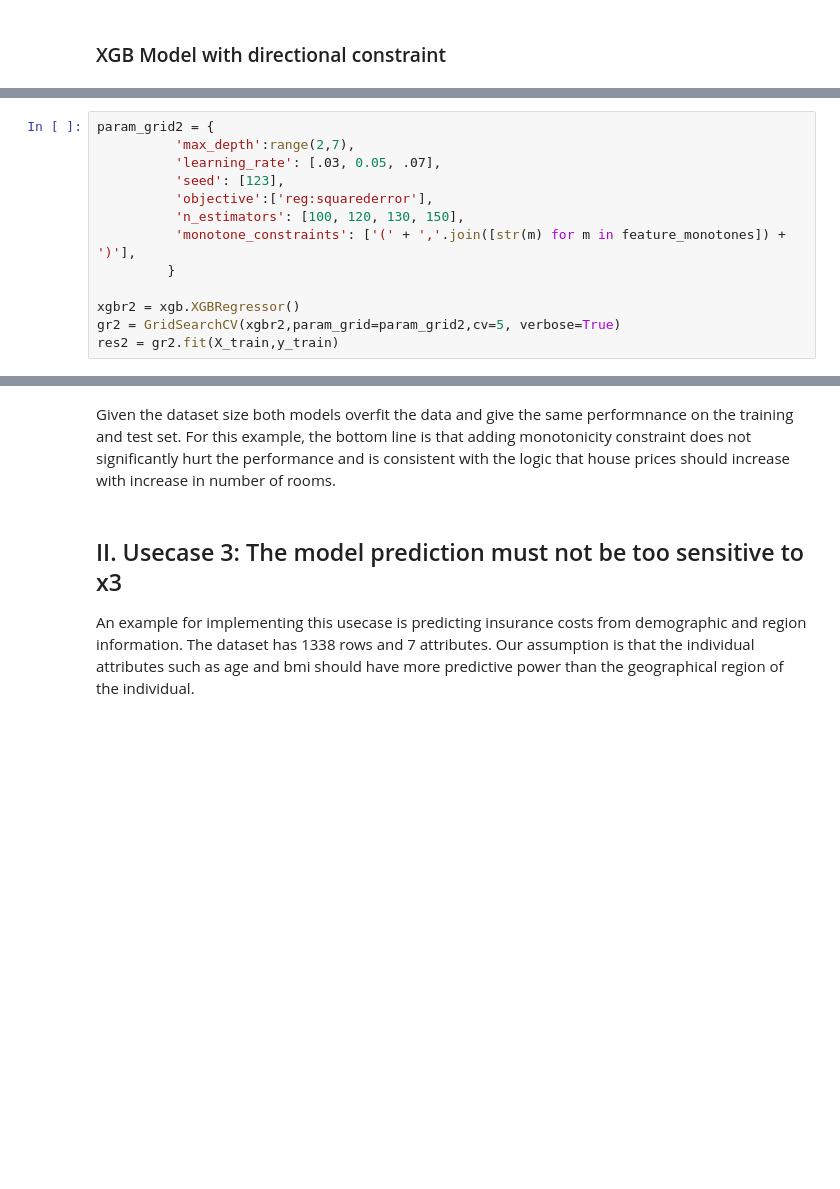
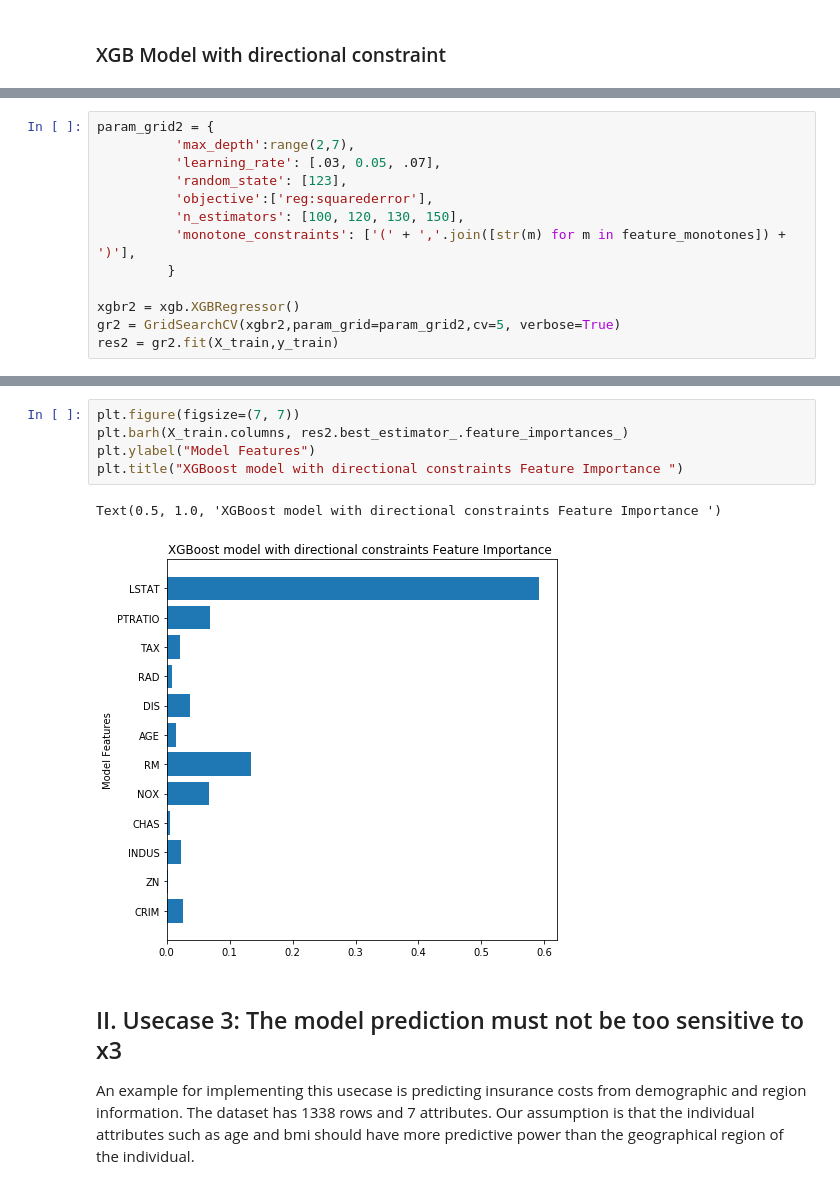
Before and after one commit to SaloniSaini02/Structural_AI_example, a Jupyter notebook: example_notebook.ipynb, the cells around one changed output, grey strips where cells are left out. Saved outputs shown, nothing was run; the diff lists cells and outputs as text; blank space fills up the shorter version.

```diff
--- a/example_notebook.ipynb
+++ b/example_notebook.ipynb
@@ -163,7 +191,7 @@ feature_monotones[5] = 1
 param_grid2 = {
           'max_depth':range(2,7),
           'learning_rate': [.03, 0.05, .07],
-          'seed': [123],
+          'random_state': [123],
           'objective':['reg:squarederror'],
           'n_estimators': [100, 120, 130, 150],
           'monotone_constraints': ['(' + ','.join([str(m) for m in feature_monotones]) + ')'],
@@ -184,5 +212,11 @@ XGB Model best params : {'seed': 123, 'n_estimators': 150, 'objective': 'reg:squ
-# %% [markdown]
-Given the dataset size both models overfit the data and give the same performnance on the training and test set. For this example, the bottom line is that adding monotonicity constraint does not significantly hurt the performance and is consistent with the logic that house prices should increase with increase in number of rooms.
+# %%
+plt.figure(figsize=(7, 7))
+plt.barh(X_train.columns, res2.best_estimator_.feature_importances_)
+plt.ylabel("Model Features")
+plt.title("XGBoost model with directional constraints Feature Importance ")
+# %% [output]
+Text(0.5, 1.0, 'XGBoost model with directional constraints Feature Importance ')
+[figure, added]
 # %% [markdown]
 ## II. Usecase 3: The model prediction must not be too sensitive to x3
 
```
Also changed, not shown: parts of 18 cells of this notebook.
